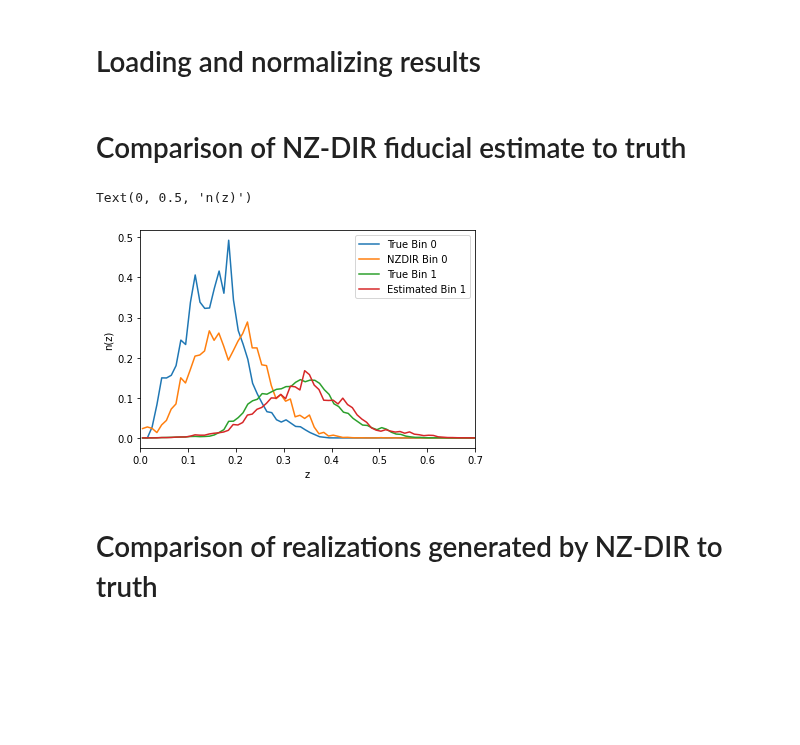
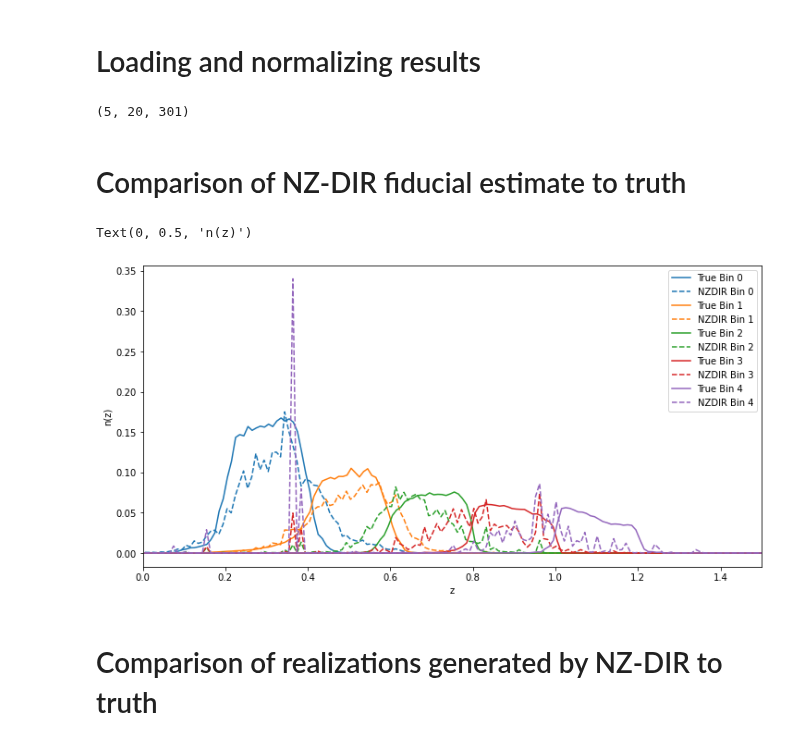
Before and after one commit to LSSTDESC/TXPipe, a Jupyter notebook: notebooks/NZ-DIR-CosmoDC2-Results.ipynb, the cells around one changed output. Saved outputs shown, nothing was run; the diff lists cells and outputs as text; code cells hidden in the pictures; blank space fills up the shorter version.

```diff
--- a/notebooks/NZ-DIR-CosmoDC2-Results.ipynb
+++ b/notebooks/NZ-DIR-CosmoDC2-Results.ipynb
@@ -47,7 +48,6 @@ with txpipe.data_types.NOfZFile(f"{data_dir}/true_lens_photoz_stack.hdf5", "r")
 # Load the fiducial estimates from NZ-DIR
 nz_fid = []
 with txpipe.data_types.NOfZFile(f"{data_dir}/lens_photoz_stack.hdf5", "r") as f:
-    nbin = f.get_nbin('lens')
     for i in range(nbin):
         z_fid, n_z_i = f.get_n_of_z('lens', i)
         n_z_i = normalize(z_fid, n_z_i)
@@ -58,25 +58,29 @@ with h5py.File(f"{data_dir}/lens_photoz_realizations.hdf5") as f:
     z_real = f['realizations/z'][:]
     nz_real = f['realizations/pdfs'][:]
 
-nz_real = [nz_real[:, 0], nz_real[:, 1]]
 nreal = len(nz_real[0])
+nz_real = np.swapaxes(nz_real, 0, 1)
 for i in range(nbin):
     for j in range(nreal):
         nz_real[i][j] = normalize(z_real, nz_real[i][j])
+# %%
+nz_real.shape
+# %% [output]
+(5, 20, 301)
 # %% [markdown]
 # Comparison of NZ-DIR fiducial estimate to truth
 # %%
-plt.plot(z_true, nz_true[0],'-', label='True Bin 0')
-plt.plot(z_fid, nz_fid[0],'-', label='NZDIR Bin 0')
-plt.plot(z_true, nz_true[1],'-', label='True Bin 1')
-plt.plot(z_fid, nz_fid[1],'-', label='Estimated Bin 1')
-plt.xlim(0, 0.7)
+plt.figure(figsize=(12,6))
+for i in range(5):
+    line, = plt.plot(z_true, nz_true[i],'-', label=f'True Bin {i}')
+    plt.plot(z_fid, nz_fid[i],'--', label=f'NZDIR Bin {i}', color=line.get_color())
+plt.xlim(0, 1.5)
 plt.legend()
 plt.xlabel('z')
 plt.ylabel(f'n(z)')
 # %% [output]
 Text(0, 0.5, 'n(z)')
-[figure, old version]
+[figure, new version]
 # %% [markdown]
 # Comparison of realizations generated by NZ-DIR to truth
 # %%
```
Also changed, not shown: parts of 5 cells of this notebook, 2 other files.
